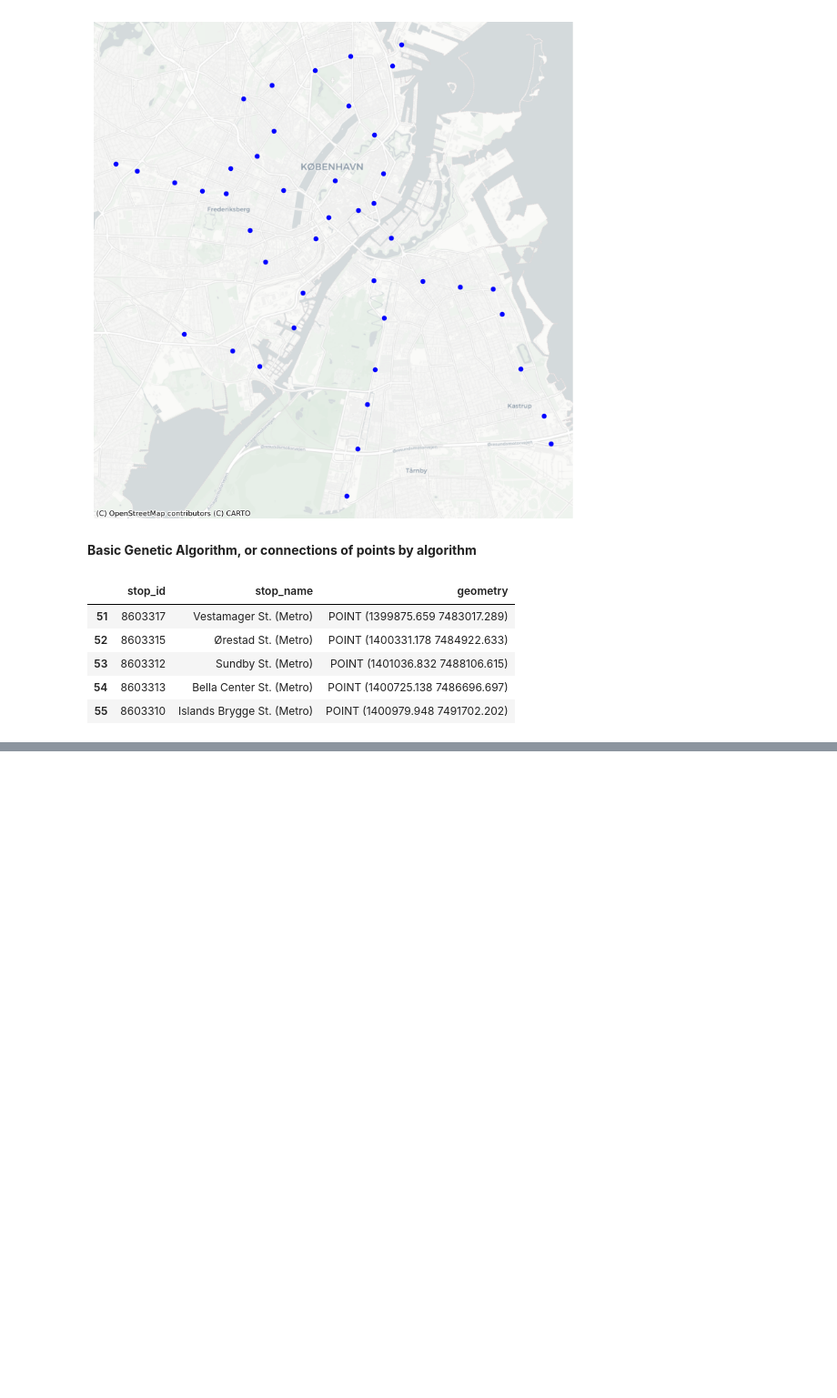
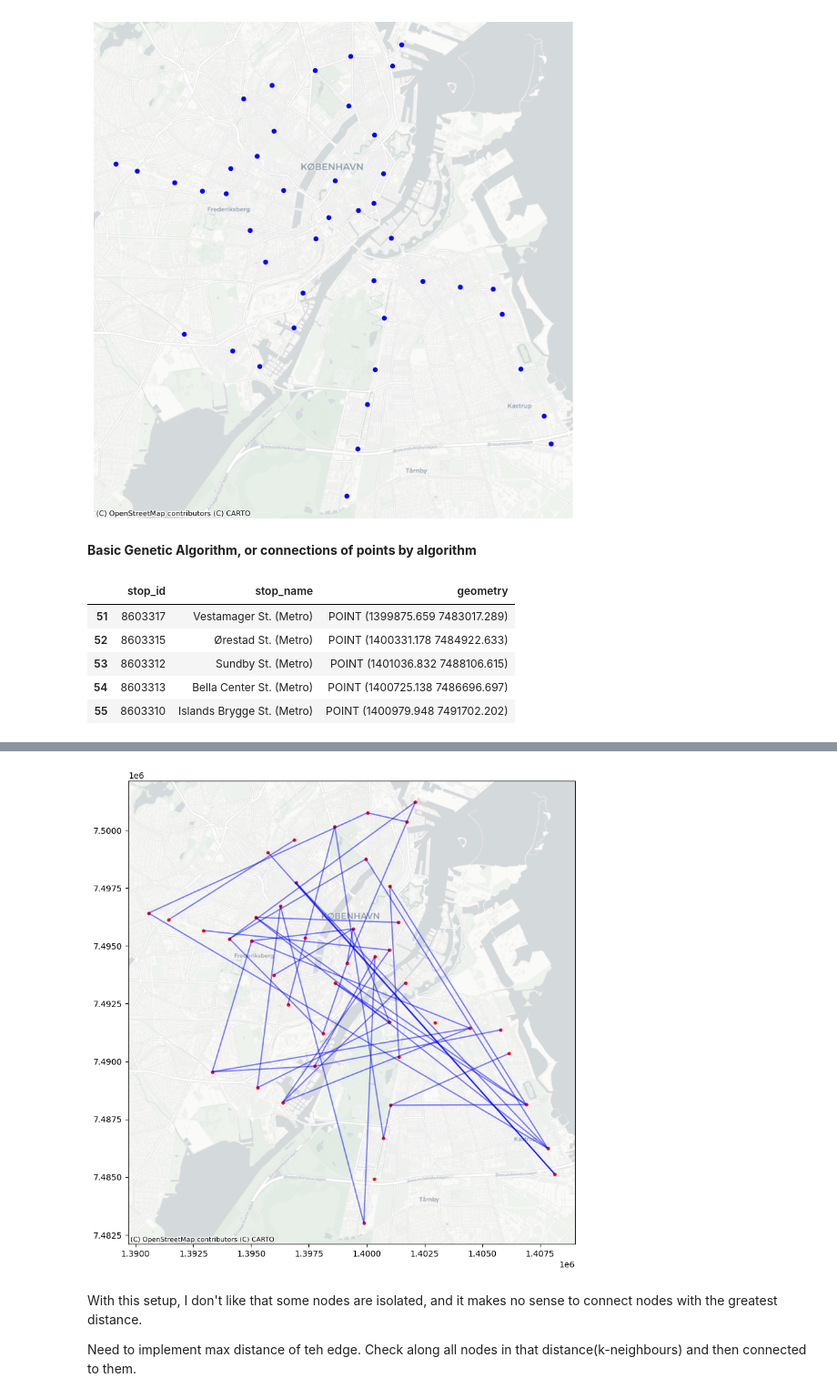
Before and after one commit to jevgbur/Genetic-algorithms-metro-optimization, a Jupyter notebook: basic_genetic/basic_genetic_Jev.ipynb, the cells around one changed output, grey strips where cells are left out. Shown at 91% size. Drawn from its saved outputs; the diff is of its cells as text; code cells hidden in the pictures; blank space fills up the shorter version.

Commit message:
Feature: work on the basic node connection algorithm

```diff
--- a/basic_genetic/basic_genetic_Jev.ipynb
+++ b/basic_genetic/basic_genetic_Jev.ipynb
@@ -88,9 +89,21 @@ stops_table.head()
 | 54 | 8603313 | Bella Center St. (Metro) | POINT (1400725.138 7486696.697) |
 | 55 | 8603310 | Islands Brygge St. (Metro) | POINT (1400979.948 7491702.202) |
 # %%
-stops_gdf = gdf_stops_3857.to_crs(grid.crs)
+# mercator projection for stops
+gdf_stops_3857 = gdf_stops.to_crs(epsg=3857)
 
-n = 10
+n = 44
 
-origins = stops_gdf.sample(n=n, replace=True).copy().reset_index(drop=True)
-destinations = stops_gdf.sample(n=n, replace=True).copy().reset_index(drop=True)
+origins = gdf_stops_3857.sample(n=n, replace=True).copy().reset_index(drop=True)
+destinations = gdf_stops_3857.sample(n=n, replace=True).copy().reset_index(drop=True)
+
+od = origins[["stop_id","stop_name", "geometry"]].copy()
+od = od.rename(columns={"stop_id": "origin_id", "stop_name": "origin_name", "geometry": "origin_geom"})
+
+od["destination_id"] = destinations["stop_id"]
+od["destination_name"] = destinations["stop_name"]
+od["destination_geom"] = destinations["geometry"]
+
+od = od.set_geometry(od.apply(lambda row: LineString([row.origin_geom, row.destination_geom]), axis=1))
+
+od.head()
@@ -96,0 +117,12 @@ destinations = stops_gdf.sample(n=n, replace=True).copy().reset_index(drop=True)
+# %%
+fig, ax = plt.subplots(1,1, figsize = (10,10))
+od. plot(ax=ax, color="blue" , alpha=0.5)
+gdf_stops_3857.plot(ax=ax, color="red", markersize=10)
+cx.add_basemap(ax, source=cx.providers.CartoDB.Positron)
+# %% [output]
+[figure, added]
+# %% [markdown]
+With this setup, I don't like that some nodes are isolated, and it makes no sense to connect nodes with the greatest distance.
+
+Need to implement max distance of teh edge.
+Check along all nodes in that distance(k-neighbours) and then connected to them.
```
Also changed, not shown: parts of 2 cells of this notebook.
